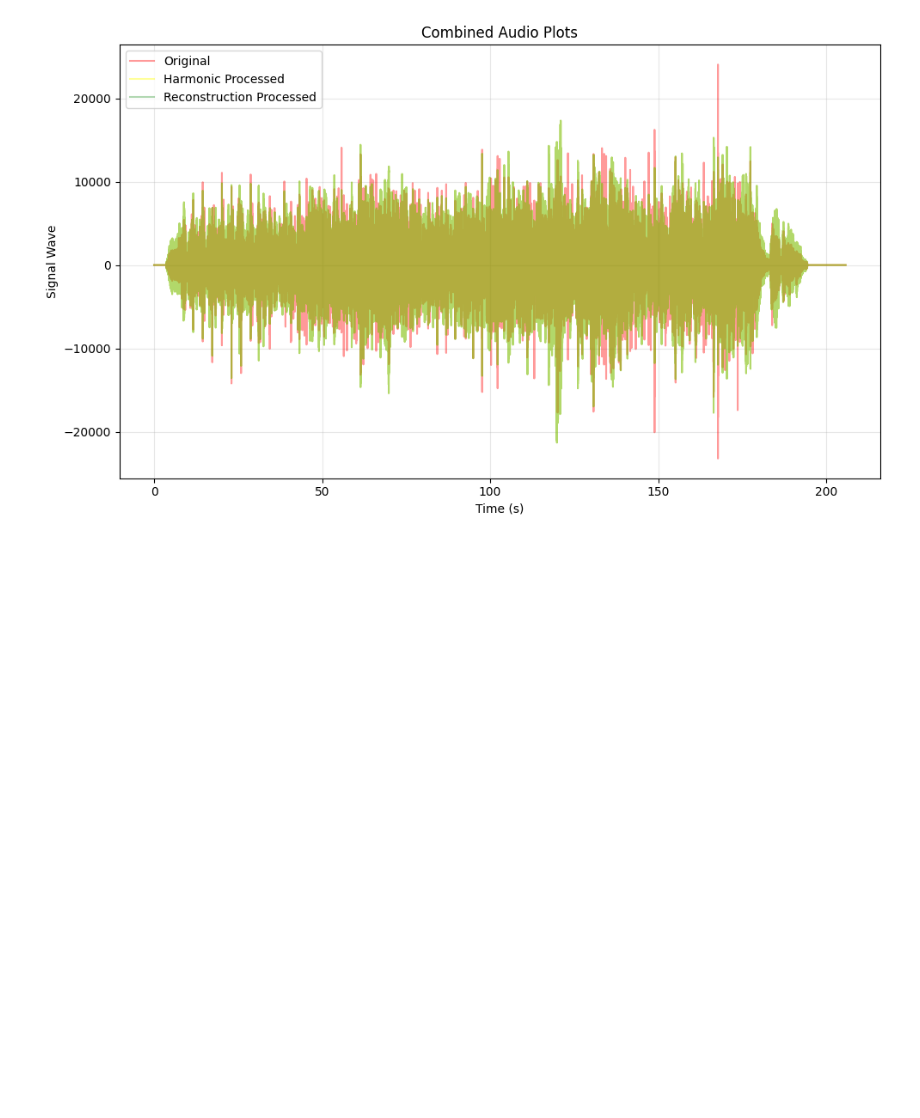
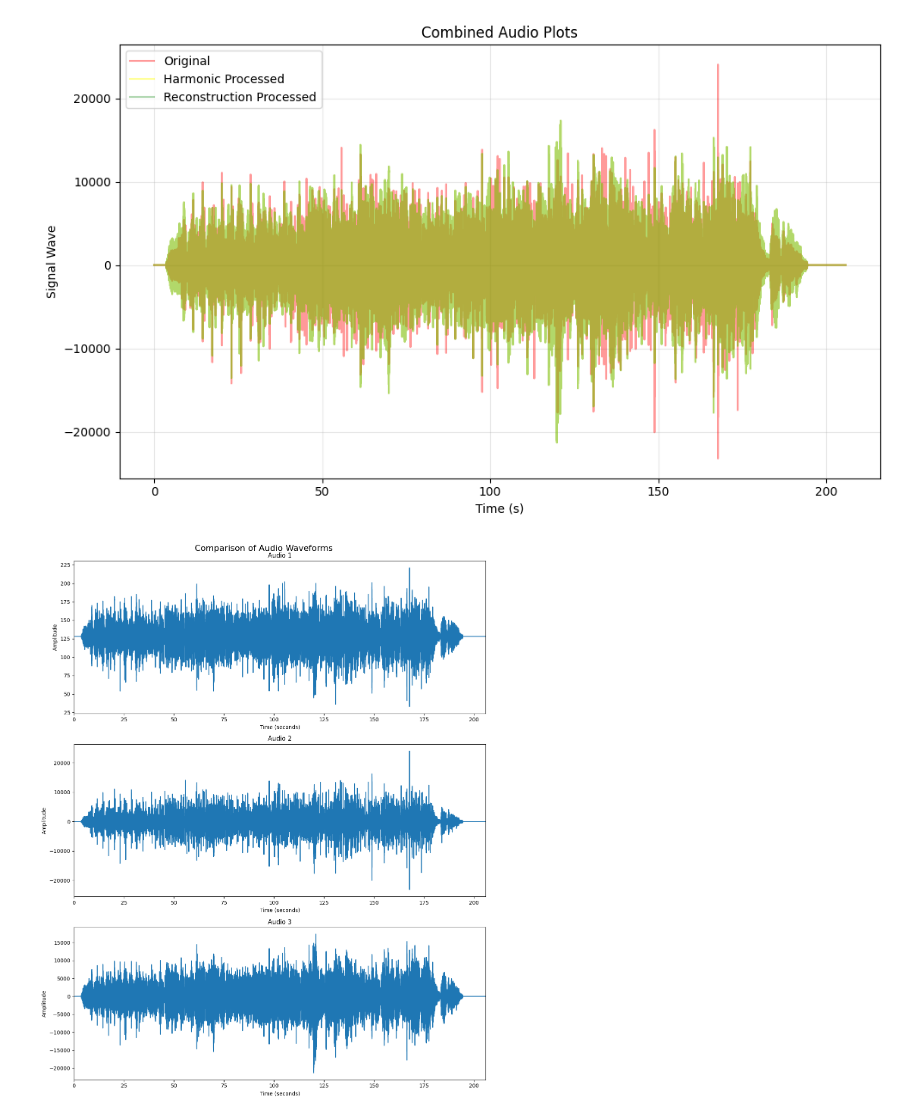
Before and after one commit to ShamalLakshan/AudExp, a Jupyter notebook: PerformaceAnalyser.ipynb, the cells around one changed output. Cells and saved outputs as stored; diff of their text form; code cells hidden in the pictures; blank space fills up the shorter version.

```diff
--- a/PerformaceAnalyser.ipynb
+++ b/PerformaceAnalyser.ipynb
@@ -98,3 +99,38 @@ plt.tight_layout()
 plt.show()
 # %% [output]
 [figure]
+# %%
+def read_wav(filename):
+    sample_rate, data = wavfile.read(filename)
+    return sample_rate, data
+
+def plot_waveform(ax, sample_rate, data, title):
+    time = np.arange(0, len(data)) / sample_rate
+    ax.plot(time, data)
+    ax.set_xlabel('Time (seconds)')
+    ax.set_ylabel('Amplitude')
+    ax.set_title(title)
+    ax.set_xlim(0, len(data) / sample_rate)
+
+# List of .wav files to compare
+wav_files = ['./Test1.wav', './enhanced_vocals_harmonic.wav', './enhanced_vocals_percussive.wav']
+
+# Create a figure with subplots
+fig, axs = plt.subplots(3, 1, figsize=(12, 15))
+fig.suptitle('Comparison of Audio Waveforms', fontsize=16)
+
+# Plot each audio file
+for i, wav_file in enumerate(wav_files):
+    sample_rate, data = read_wav(wav_file)
+
+    # If stereo, use only one channel
+    if len(data.shape) > 1:
+        data = data[:, 0]
+
+    plot_waveform(axs[i], sample_rate, data, f'Audio {i+1}')
+
+# Adjust layout and display the plot
+plt.tight_layout()
+plt.show()
+# %% [output]
+[figure, added]
```
Also changed, not shown: parts of 1 cell of this notebook, 2 other files.
